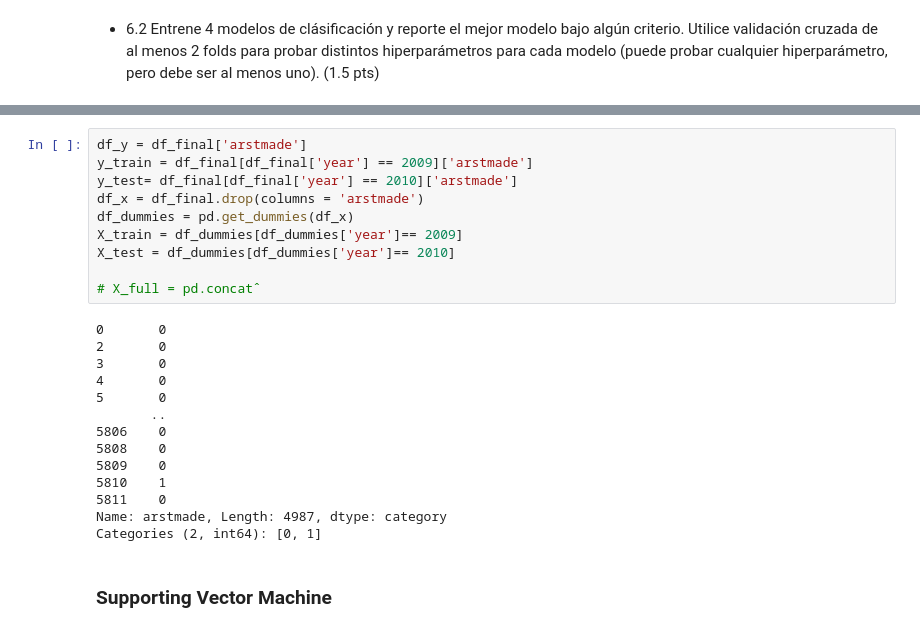
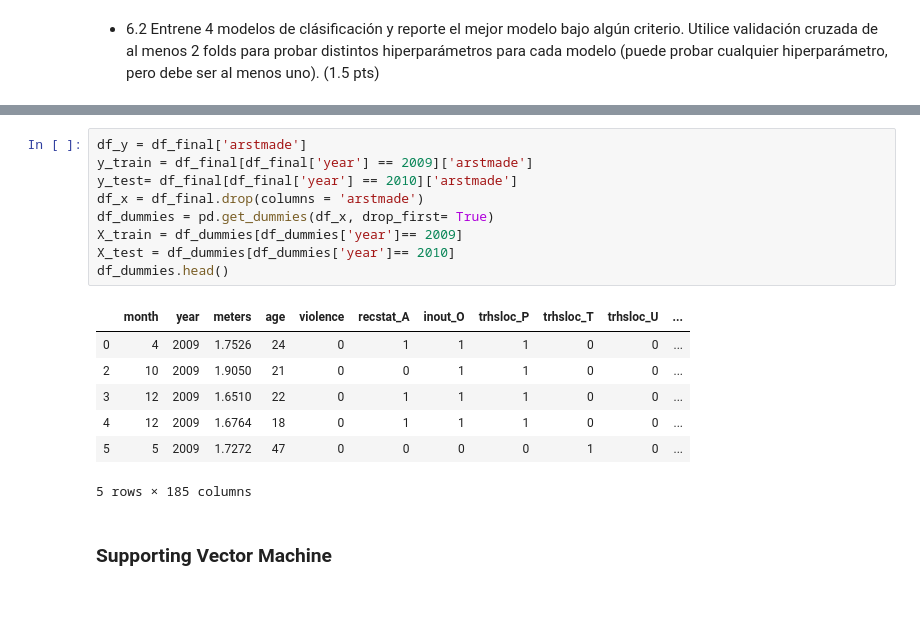
Before and after one commit to ggmarioe/trabajo-modelos-supervisados, a Jupyter notebook: Prueba_Supervisada 25-09-2021.ipynb, the cells around one changed output, grey strips where cells are left out. Drawn from its saved outputs; the diff is of its cells as text; blank space fills up the shorter version.

```diff
--- a/Prueba_Supervisada 25-09-2021.ipynb
+++ b/Prueba_Supervisada 25-09-2021.ipynb
@@ -477,27 +256,20 @@ See the caveats in the documentation: http://pandas.pydata.org/pandas-docs/stabl
 # %%
 df_y = df_final['arstmade']
 y_train = df_final[df_final['year'] == 2009]['arstmade']
 y_test= df_final[df_final['year'] == 2010]['arstmade']
 df_x = df_final.drop(columns = 'arstmade')
-df_dummies = pd.get_dummies(df_x)
+df_dummies = pd.get_dummies(df_x, drop_first= True)
 X_train = df_dummies[df_dummies['year']== 2009]
 X_test = df_dummies[df_dummies['year']== 2010]
-
-# X_full = pd.concatˆ
+df_dummies.head()
 # %% [output]
+|  | month | year | meters | age | violence | recstat_A | inout_O | trhsloc_P | trhsloc_T | trhsloc_U | ... |
+| 0 | 4 | 2009 | 1.7526 | 24 | 0 | 1 | 1 | 1 | 0 | 0 | ... |
+| 2 | 10 | 2009 | 1.9050 | 21 | 0 | 0 | 1 | 1 | 0 | 0 | ... |
+| 3 | 12 | 2009 | 1.6510 | 22 | 0 | 1 | 1 | 1 | 0 | 0 | ... |
+| 4 | 12 | 2009 | 1.6764 | 18 | 0 | 1 | 1 | 1 | 0 | 0 | ... |
+| 5 | 5 | 2009 | 1.7272 | 47 | 0 | 0 | 0 | 0 | 1 | 0 | ... |
-0       0
-2       0
-3       0
-4       0
-5       0
-       ..
-5806    0
-5808    0
-5809    0
-5810    1
-5811    0
-Name: arstmade, Length: 4987, dtype: category
-Categories (2, int64): [0, 1]
+5 rows × 185 columns
 # %% [markdown]
 ### Supporting Vector Machine
 # %%
```
Also changed, not shown: parts of 41 cells of this notebook, 1 other file.
